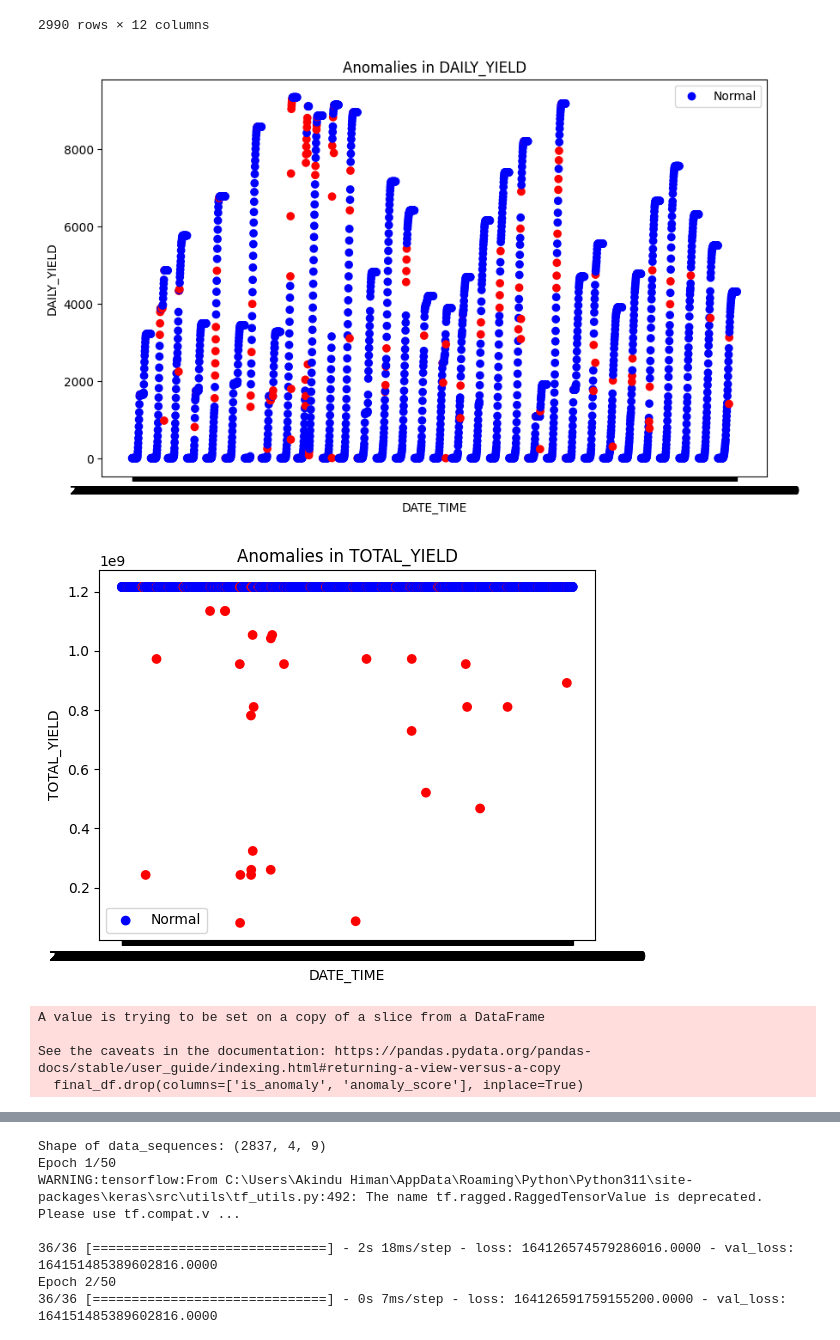
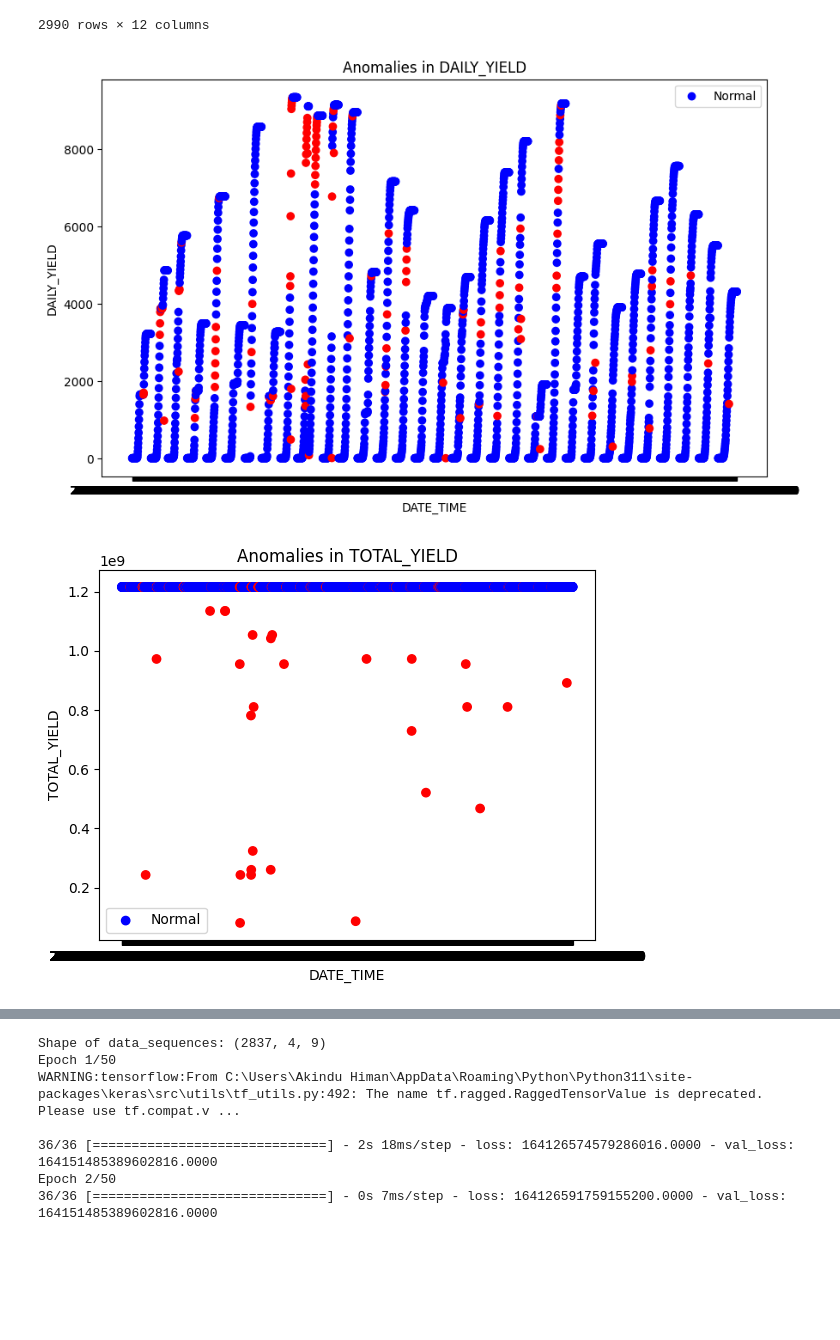
Before and after one commit to AkinduH/SLIIT-Datathon-2024, a Jupyter notebook: Anomaly_Detection_Model_1.ipynb, the cells around one changed output, grey strips where cells are left out. Cells and saved outputs as stored; diff of their text form; code cells hidden in the pictures; blank space fills up the shorter version.

```diff
--- a/Anomaly_Detection_Model_1.ipynb
+++ b/Anomaly_Detection_Model_1.ipynb
@@ -22,7 +22,7 @@ location_A = {}
 
 # Load each CSV file into a DataFrame
 for df_name in df_names_A:
-    csv_filename = f"Datasets\{df_name}.csv"
+    csv_filename = f"Datasets\sensor_wise_data\{df_name}.csv"
     location_A[df_name] = pd.read_csv(csv_filename)
 # %%
 # List of DataFrame names for location_B
@@ -38,7 +38,7 @@ location_B = {}
 
 # Load each CSV file into a DataFrame
 for df_name in df_names_B:
-    csv_filename = f"Datasets\{df_name}.csv"
+    csv_filename = f"Datasets\sensor_wise_data\{df_name}.csv"
     location_B[df_name] = pd.read_csv(csv_filename)
 # %%
 location_B['B6_df']
@@ -77,7 +77,7 @@ temp
 # %%
 # Select relevant features for anomaly detection
 features = ['DC_POWER', 'AC_POWER', 'DAILY_YIELD', 'TOTAL_YIELD',
-            'AMBIENT_TEMPERATURE', 'MODULE_TEMPERATURE', 'IRRADIATION', 'TOTAL_YIELD_diff', 'DAILY_YIELD_diff']
+            'AMBIENT_TEMPERATURE', 'MODULE_TEMPERATURE', 'IRRADIATION']
 
 # df = location_B['B6_df'].copy()
 # df = df[(df['DATE'] == '2020-05-22')]
@@ -87,37 +87,35 @@ df.dropna(inplace=True)
 
 # Prepare the data
 data = df[features]
-scaler = StandardScaler()
-data_scaled = scaler.fit_transform(data)  # Scale the data for better performance
 
 # Initialize and fit the IsolationForest model
 isolation_forest = IsolationForest(n_estimators=200, contamination=0.05, random_state=0, max_samples=0.7)
-df['anomaly_score'] = isolation_forest.fit_predict(data_scaled)
+df['anomaly_score'] = isolation_forest.fit_predict(data)
 
 # Label anomalies (anomaly_score = -1 indicates an anomaly, 1 indicates normal)
 df['is_anomaly'] = df['anomaly_score'].apply(lambda x: 'Anomaly' if x == -1 else 'Normal')
 
 # Filter for anomalies
 anomalies = df[df['is_anomaly'] == 'Anomaly']
 
 # Save the anomalies to a CSV
 # anomalies.to_csv('anomalies.csv', index=False)
 
 
 plt.figure(figsize=(10, 6))
 plt.scatter(df['DATE_TIME'], df['DAILY_YIELD'], label='Normal', c=df['is_anomaly'].apply(lambda x: 'blue' if x == 'Normal' else 'red'))
 plt.xlabel('DATE_TIME')
 plt.ylabel('DAILY_YIELD')
 plt.title('Anomalies in DAILY_YIELD')
 plt.legend(['Normal', 'Anomaly'])
 plt.show()
 
 plt.scatter(df['DATE_TIME'], df['TOTAL_YIELD'], label='Normal', c=df['is_anomaly'].apply(lambda x: 'blue' if x == 'Normal' else 'red'))
 plt.xlabel('DATE_TIME')
 plt.ylabel('TOTAL_YIELD')
 plt.title('Anomalies in TOTAL_YIELD')
 plt.legend(['Normal', 'Anomaly'])
 plt.show()
 # %% [output]
-[figure, old version]
+[figure, new version]
 [figure]
@@ -128,7 +121,0 @@ final_df = df[df['is_anomaly'] == 'Normal']
-# %%
-final_df.drop(columns=['is_anomaly', 'anomaly_score'], inplace=True)
-# %% [output]
-A value is trying to be set on a copy of a slice from a DataFrame
-
-See the caveats in the documentation: https://pandas.pydata.org/pandas-docs/stable/user_guide/indexing.html#returning-a-view-versus-a-copy
-  final_df.drop(columns=['is_anomaly', 'anomaly_score'], inplace=True)
```
Also changed, not shown: parts of 4 cells of this notebook.
